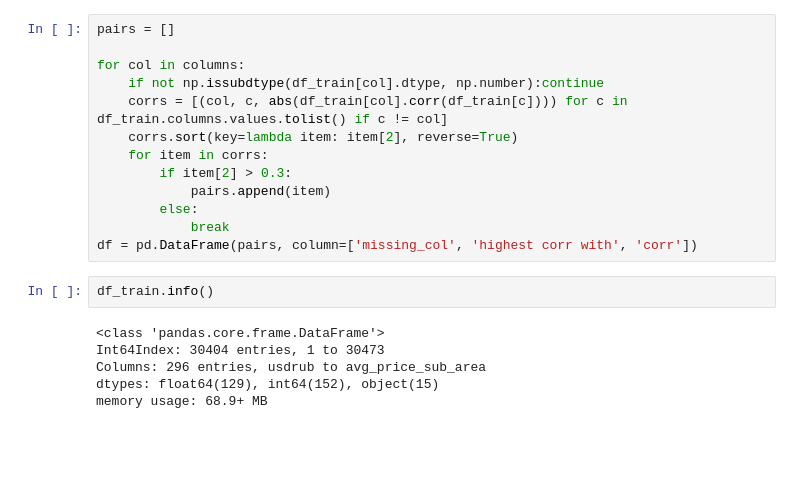
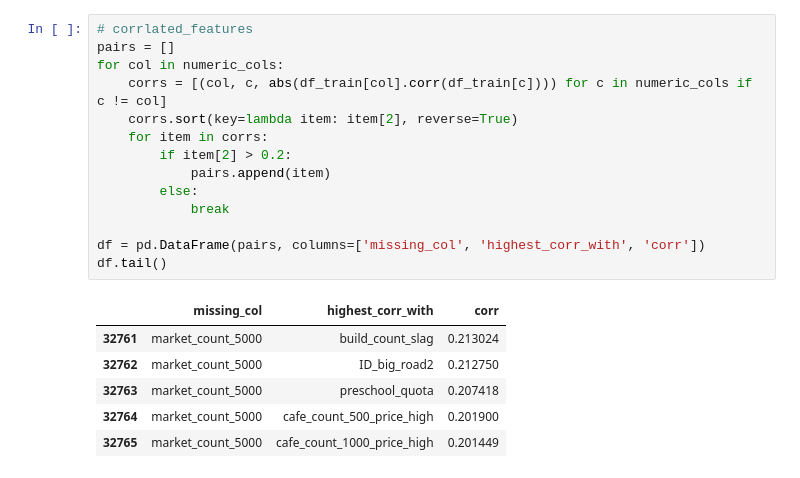
Before and after one commit to hojisu/sberbank-russian-housing-market, a Jupyter notebook: code/corr확인해보기.ipynb, the cells around one changed output. Drawn from its saved outputs; the diff is of its cells as text; blank space fills up the shorter version.

```diff
--- a/code/corr확인해보기.ipynb
+++ b/code/corr확인해보기.ipynb
@@ -69,21 +80,21 @@ df_train[columns].astype(int).tail()
 # %%
+# corrlated_features
 pairs = []
-
-for col in columns:
-    if not np.issubdtype(df_train[col].dtype, np.number):continue
-    corrs = [(col, c, abs(df_train[col].corr(df_train[c]))) for c in df_train.columns.values.tolist() if c != col]
+for col in numeric_cols:
+    corrs = [(col, c, abs(df_train[col].corr(df_train[c]))) for c in numeric_cols if c != col]
     corrs.sort(key=lambda item: item[2], reverse=True)
     for item in corrs:
-        if item[2] > 0.3:
+        if item[2] > 0.2:
             pairs.append(item)
         else:
             break
-df = pd.DataFrame(pairs, column=['missing_col', 'highest corr with', 'corr'])
+
+df = pd.DataFrame(pairs, columns=['missing_col', 'highest_corr_with', 'corr'])
+df.tail()
+# %% [output]
+|  | missing_col | highest_corr_with | corr |
+| 32761 | market_count_5000 | build_count_slag | 0.213024 |
+| 32762 | market_count_5000 | ID_big_road2 | 0.212750 |
+| 32763 | market_count_5000 | preschool_quota | 0.207418 |
+| 32764 | market_count_5000 | cafe_count_500_price_high | 0.201900 |
+| 32765 | market_count_5000 | cafe_count_1000_price_high | 0.201449 |
-# %%
-df_train.info()
-# %% [output]
-<class 'pandas.core.frame.DataFrame'>
-Int64Index: 30404 entries, 1 to 30473
-Columns: 296 entries, usdrub to avg_price_sub_area
-dtypes: float64(129), int64(152), object(15)
-memory usage: 68.9+ MB
```
Also changed, not shown: parts of 13 cells of this notebook, 8 other files.
